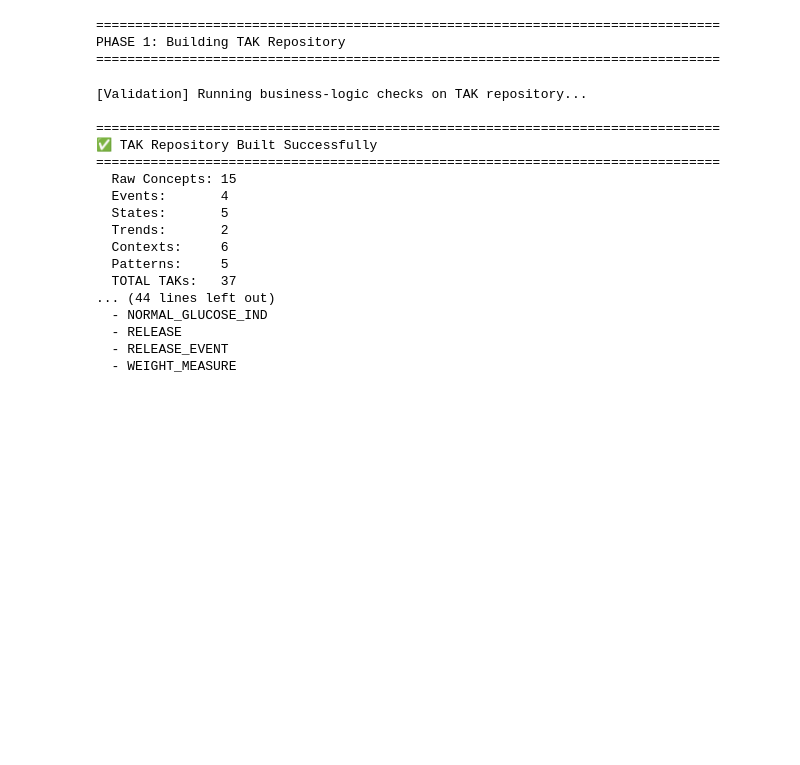
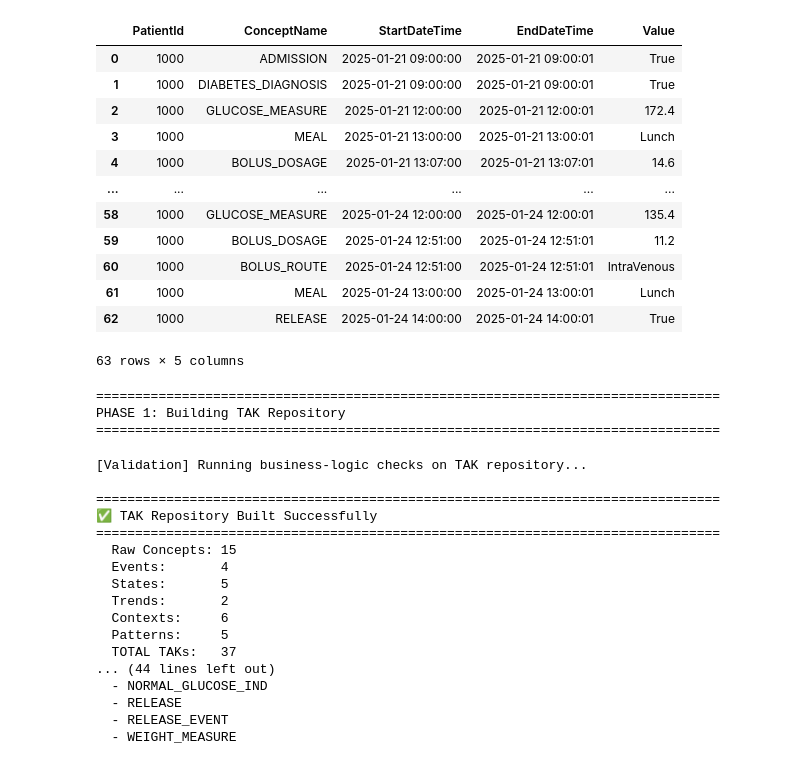
Before and after one commit to shaharoded/Mediator, a Jupyter notebook: run_mediator.ipynb, the cells around one changed output. Cells and saved outputs as stored; diff of their text form; code cells hidden in the pictures; blank space fills up the shorter version.

```diff
--- a/run_mediator.ipynb
+++ b/run_mediator.ipynb
@@ -28,4 +37,26 @@ OutputPatientData: 0 rows, 0 patients
 PatientQAScores: 0 rows, 0 patients
+# %%
+query = """
+SELECT PatientId, ConceptName, StartDateTime, EndDateTime, Value
+FROM InputPatientData
+WHERE PatientId = 1000
+"""
+df_results = pd.read_sql_query(query, da.conn)
+df_results
+# %% [output]
+|  | PatientId | ConceptName | StartDateTime | EndDateTime | Value |
+| 0 | 1000 | ADMISSION | 2025-01-21 09:00:00 | 2025-01-21 09:00:01 | True |
+| 1 | 1000 | DIABETES_DIAGNOSIS | 2025-01-21 09:00:00 | 2025-01-21 09:00:01 | True |
+| 2 | 1000 | GLUCOSE_MEASURE | 2025-01-21 12:00:00 | 2025-01-21 12:00:01 | 172.4 |
+| 3 | 1000 | MEAL | 2025-01-21 13:00:00 | 2025-01-21 13:00:01 | Lunch |
+| 4 | 1000 | BOLUS_DOSAGE | 2025-01-21 13:07:00 | 2025-01-21 13:07:01 | 14.6 |
+| ... | ... | ... | ... | ... | ... |
+| 58 | 1000 | GLUCOSE_MEASURE | 2025-01-24 12:00:00 | 2025-01-24 12:00:01 | 135.4 |
+| 59 | 1000 | BOLUS_DOSAGE | 2025-01-24 12:51:00 | 2025-01-24 12:51:01 | 11.2 |
+| 60 | 1000 | BOLUS_ROUTE | 2025-01-24 12:51:00 | 2025-01-24 12:51:01 | IntraVenous |
+| 61 | 1000 | MEAL | 2025-01-24 13:00:00 | 2025-01-24 13:00:01 | Lunch |
+| 62 | 1000 | RELEASE | 2025-01-24 14:00:00 | 2025-01-24 14:00:01 | True |
+63 rows × 5 columns
 # %%
 # Load CSV into InputPatientData
 total_rows = da.load_csv_to_input(
```
Also changed, not shown: parts of 12 cells of this notebook, 4 other files.
